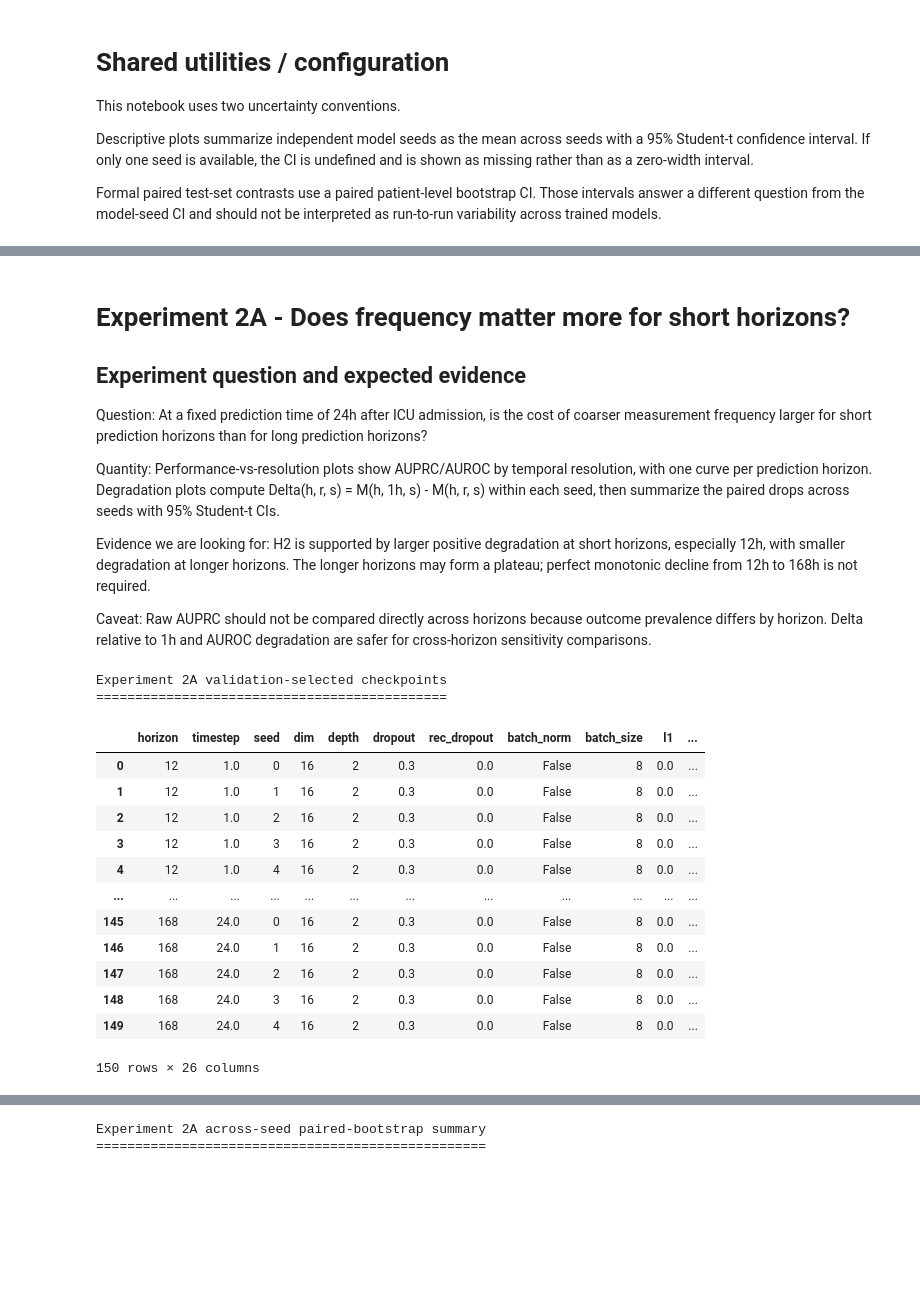
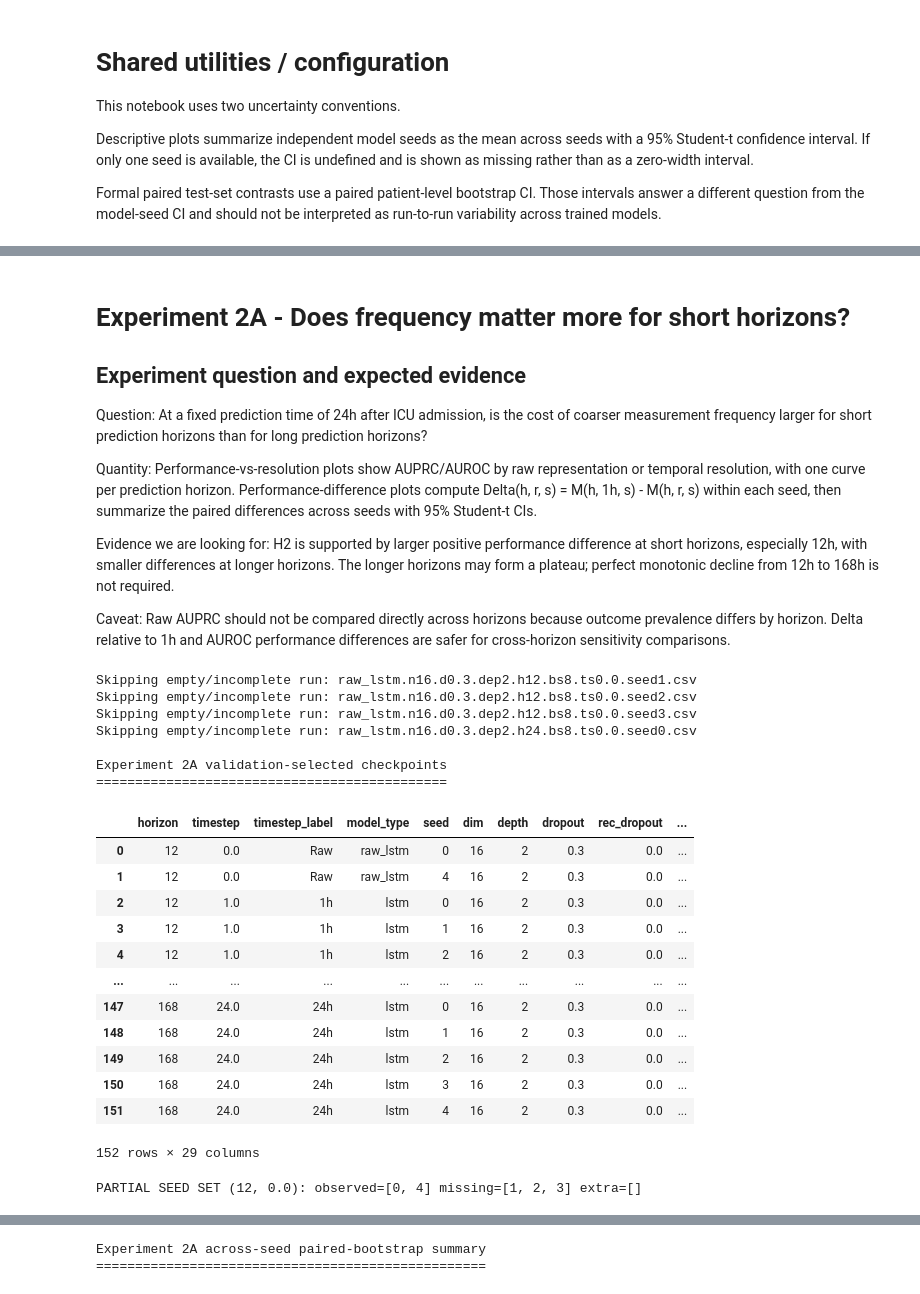
Before and after one commit to Ilovecodingforever/mimic-iv-benchmarks, a Jupyter notebook: visualizers/visualize_exp2a_horizon.ipynb, the cells around one changed output, grey strips where cells are left out. Cells and saved outputs as stored; diff of their text form; code cells hidden in the pictures; blank space fills up the shorter version.

```diff
--- a/visualizers/visualize_exp2a_horizon.ipynb
+++ b/visualizers/visualize_exp2a_horizon.ipynb
@@ -162,11 +219,11 @@ WARNING: ALL eligible test predictions will be regenerated.
 
 Question: At a fixed prediction time of 24h after ICU admission, is the cost of coarser measurement frequency larger for short prediction horizons than for long prediction horizons?
 
-Quantity: Performance-vs-resolution plots show AUPRC/AUROC by temporal resolution, with one curve per prediction horizon. Degradation plots compute Delta(h, r, s) = M(h, 1h, s) - M(h, r, s) within each seed, then summarize the paired drops across seeds with 95% Student-t CIs.
+Quantity: Performance-vs-resolution plots show AUPRC/AUROC by raw representation or temporal resolution, with one curve per prediction horizon. Performance-difference plots compute Delta(h, r, s) = M(h, 1h, s) - M(h, r, s) within each seed, then summarize the paired differences across seeds with 95% Student-t CIs.
 
-Evidence we are looking for: H2 is supported by larger positive degradation at short horizons, especially 12h, with smaller degradation at longer horizons. The longer horizons may form a plateau; perfect monotonic decline from 12h to 168h is not required.
+Evidence we are looking for: H2 is supported by larger positive performance difference at short horizons, especially 12h, with smaller differences at longer horizons. The longer horizons may form a plateau; perfect monotonic decline from 12h to 168h is not required.
 
-Caveat: Raw AUPRC should not be compared directly across horizons because outcome prevalence differs by horizon. Delta relative to 1h and AUROC degradation are safer for cross-horizon sensitivity comparisons.
+Caveat: Raw AUPRC should not be compared directly across horizons because outcome prevalence differs by horizon. Delta relative to 1h and AUROC performance differences are safer for cross-horizon sensitivity comparisons.
 # %%
 def _search(pattern, text, cast=None, default=None):
     m = re.search(pattern, text)
@@ -178,7 +235,11 @@ def _search(pattern, text, cast=None, default=None):
 
 def parse_exp2a_run(path):
     name = path.name
-    if not name.startswith("k_lstm"):
+    if name.startswith("raw_lstm"):
+        model_type = "raw_lstm"
+    elif name.startswith("k_lstm"):
+        model_type = "lstm"
+    else:
         return None
     m = re.search(
         r"\.h(?P<horizon>\d+)"
@@ -188,9 +249,16 @@ def parse_exp2a_run(path):
     )
     if m is None:
         return None
+    timestep = float(m.group("timestep"))
+    if model_type == "raw_lstm" and not is_raw_exp2a_timestep(timestep):
+        return None
+    if model_type == "lstm" and is_raw_exp2a_timestep(timestep):
+        return None
     return {
         "horizon": int(m.group("horizon")),
-        "timestep": float(m.group("timestep")),
+        "timestep": timestep,
+        "timestep_label": exp2a_timestep_label(timestep),
+        "model_type": model_type,
         "seed": int(m.group("seed")),
         "dim": _search(r"\.n(\d+)", name, int, EXP2A_EXPECTED_CONFIG["dim"]),
         "depth": _search(r"\.dep(\d+)", name, int, EXP2A_EXPECTED_CONFIG["depth"]),
@@ -204,50 +272,59 @@ def parse_exp2a_run(path):
     }
 
 
+
 exp2a_val_rows = []
 for horizon in EXP2A_HORIZONS:
     log_dir = EXP2A_RESULTS_DIR / "{}h".format(horizon) / "keras_logs"
     if not log_dir.exists():
         print("Missing log directory:", log_dir)
         continue
-    for log_path in sorted(log_dir.glob("k_lstm*.csv")):
+    log_paths = sorted(list(log_dir.glob("k_lstm*.csv")) + list(log_dir.glob("raw_lstm*.csv")))
+    for log_path in log_paths:
         run = parse_exp2a_run(log_path)
         if run is None:
             print("Skipping unrecognized filename:", log_path.name)
             continue
         if run["horizon"] != horizon or run["timestep"] not in EXP2A_TIMESTEPS or run["seed"] not in EXPECTED_MODEL_SEEDS:
             continue
         best = read_validation_log(log_path, only_complete=EXP2A_ONLY_COMPLETE_RUNS)
         if best is None:
             print("Skipping empty/incomplete run:", log_path.name)
             continue
         checkpoint = find_selected_checkpoint(log_path, best["best_csv_epoch"])
         exp2a_val_rows.append({
             **run,
             **best,
             "log_path": str(log_path),
             "checkpoint": None if checkpoint is None else str(checkpoint),
         })
 
 exp2a_val_runs = pd.DataFrame(exp2a_val_rows).sort_values(["horizon", "timestep", "seed"]).reset_index(drop=True)
+exp2a_val_runs = add_exp2a_plot_columns(exp2a_val_runs)
 show_table("Experiment 2A validation-selected checkpoints", exp2a_val_runs, max_rows=300)
 warn_incomplete_seed_sets(exp2a_val_runs, ["horizon", "timestep"])
 # %% [output]
+Skipping empty/incomplete run: raw_lstm.n16.d0.3.dep2.h12.bs8.ts0.0.seed1.csv
+Skipping empty/incomplete run: raw_lstm.n16.d0.3.dep2.h12.bs8.ts0.0.seed2.csv
+Skipping empty/incomplete run: raw_lstm.n16.d0.3.dep2.h12.bs8.ts0.0.seed3.csv
+Skipping empty/incomplete run: raw_lstm.n16.d0.3.dep2.h24.bs8.ts0.0.seed0.csv
+
 Experiment 2A validation-selected checkpoints
 =============================================
-|  | horizon | timestep | seed | dim | depth | dropout | rec_dropout | batch_norm | batch_size | l1 | ... |
-| 0 | 12 | 1.0 | 0 | 16 | 2 | 0.3 | 0.0 | False | 8 | 0.0 | ... |
-| 1 | 12 | 1.0 | 1 | 16 | 2 | 0.3 | 0.0 | False | 8 | 0.0 | ... |
-| 2 | 12 | 1.0 | 2 | 16 | 2 | 0.3 | 0.0 | False | 8 | 0.0 | ... |
-| 3 | 12 | 1.0 | 3 | 16 | 2 | 0.3 | 0.0 | False | 8 | 0.0 | ... |
-| 4 | 12 | 1.0 | 4 | 16 | 2 | 0.3 | 0.0 | False | 8 | 0.0 | ... |
-| ... | ... | ... | ... | ... | ... | ... | ... | ... | ... | ... | ... |
-| 145 | 168 | 24.0 | 0 | 16 | 2 | 0.3 | 0.0 | False | 8 | 0.0 | ... |
-| 146 | 168 | 24.0 | 1 | 16 | 2 | 0.3 | 0.0 | False | 8 | 0.0 | ... |
-| 147 | 168 | 24.0 | 2 | 16 | 2 | 0.3 | 0.0 | False | 8 | 0.0 | ... |
-| 148 | 168 | 24.0 | 3 | 16 | 2 | 0.3 | 0.0 | False | 8 | 0.0 | ... |
-| 149 | 168 | 24.0 | 4 | 16 | 2 | 0.3 | 0.0 | False | 8 | 0.0 | ... |
+|  | horizon | timestep | timestep_label | model_type | seed | dim | depth | dropout | rec_dropout | ... |
+| 0 | 12 | 0.0 | Raw | raw_lstm | 0 | 16 | 2 | 0.3 | 0.0 | ... |
+| 1 | 12 | 0.0 | Raw | raw_lstm | 4 | 16 | 2 | 0.3 | 0.0 | ... |
+| 2 | 12 | 1.0 | 1h | lstm | 0 | 16 | 2 | 0.3 | 0.0 | ... |
+| 3 | 12 | 1.0 | 1h | lstm | 1 | 16 | 2 | 0.3 | 0.0 | ... |
+| 4 | 12 | 1.0 | 1h | lstm | 2 | 16 | 2 | 0.3 | 0.0 | ... |
+| ... | ... | ... | ... | ... | ... | ... | ... | ... | ... | ... |
+| 147 | 168 | 24.0 | 24h | lstm | 0 | 16 | 2 | 0.3 | 0.0 | ... |
+| 148 | 168 | 24.0 | 24h | lstm | 1 | 16 | 2 | 0.3 | 0.0 | ... |
+| 149 | 168 | 24.0 | 24h | lstm | 2 | 16 | 2 | 0.3 | 0.0 | ... |
+| 150 | 168 | 24.0 | 24h | lstm | 3 | 16 | 2 | 0.3 | 0.0 | ... |
+| 151 | 168 | 24.0 | 24h | lstm | 4 | 16 | 2 | 0.3 | 0.0 | ... |
-150 rows × 26 columns
+152 rows × 29 columns
+PARTIAL SEED SET (12, 0.0): observed=[0, 4] missing=[1, 2, 3] extra=[]
 # %% [markdown]
 ## Validation performance vs temporal resolution
 
```
Also changed, not shown: parts of 12 cells of this notebook, 6 other files.
